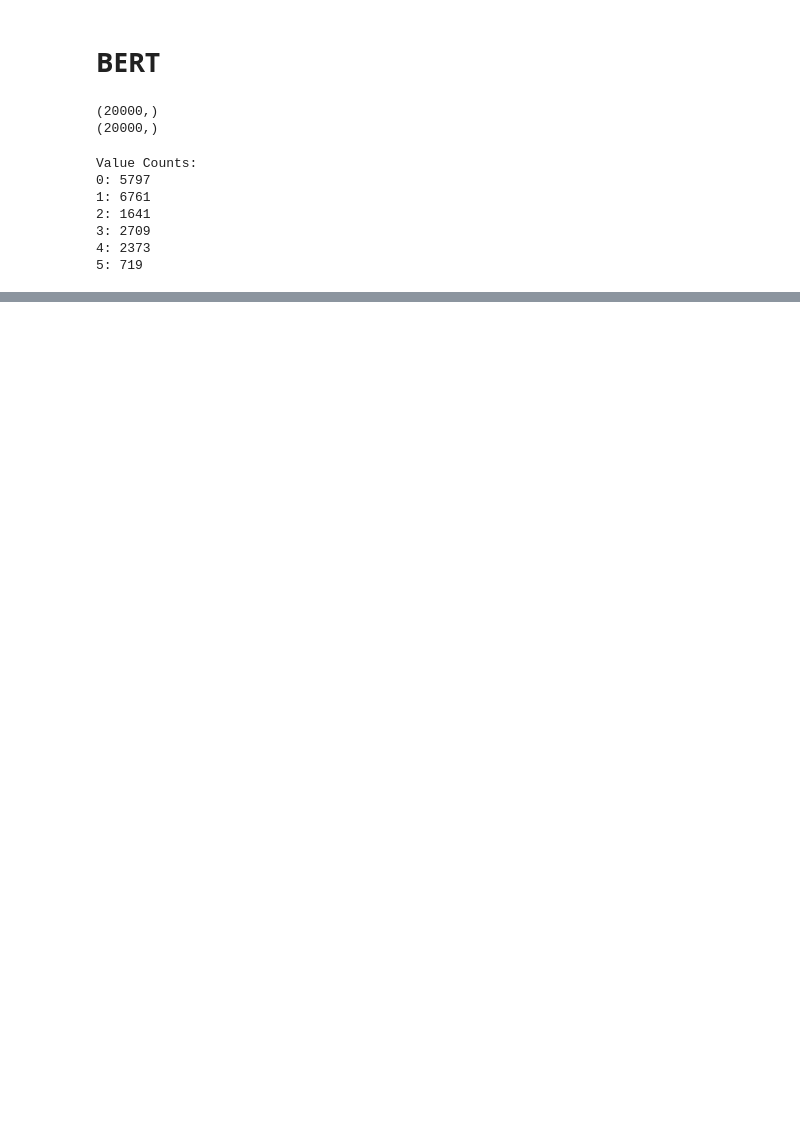
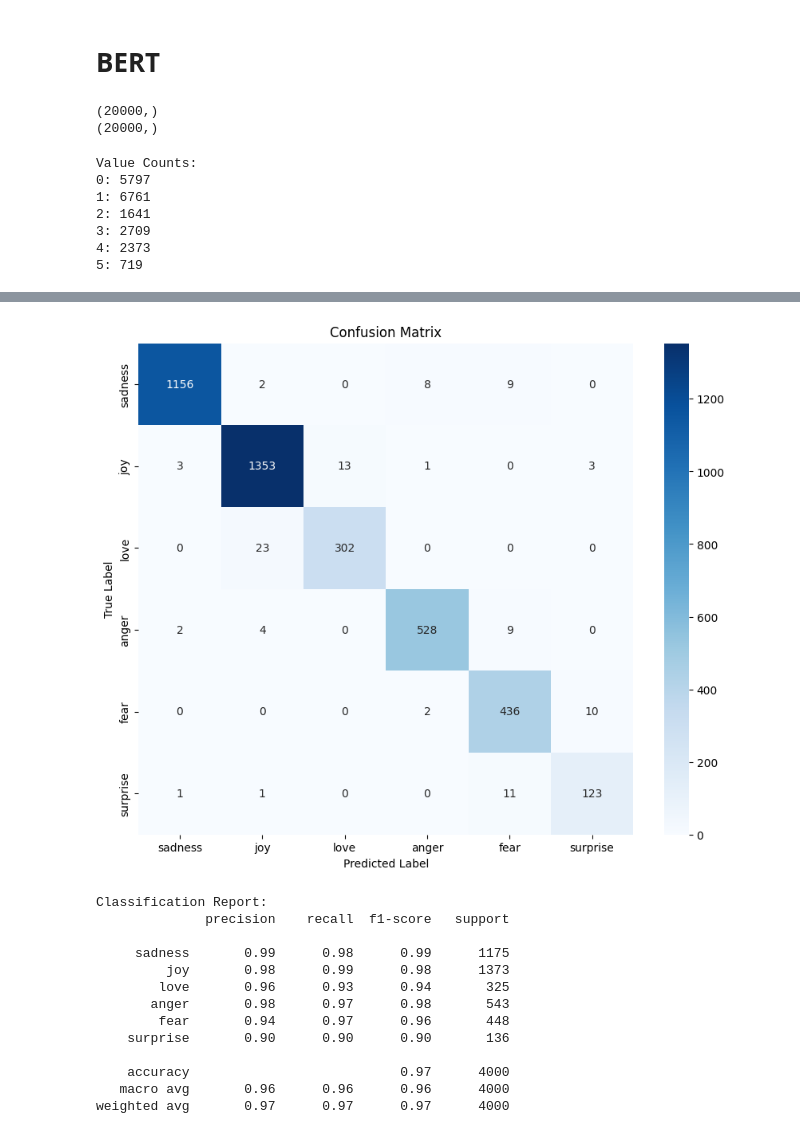
Before and after one commit to Marklong7/NLP_emotion_classification, a Jupyter notebook: models/BERT_tuned_by_others.ipynb, the cells around one changed output, grey strips where cells are left out. Drawn from its saved outputs; the diff is of its cells as text; code cells hidden in the pictures; blank space fills up the shorter version.

```diff
--- a/models/BERT_tuned_by_others.ipynb
+++ b/models/BERT_tuned_by_others.ipynb
@@ -11,7 +11,7 @@ from sklearn.metrics import confusion_matrix
 from sklearn.linear_model import LogisticRegression
 from sklearn.metrics import f1_score
 # %%
-file_path = "../data_sets/dataset_raw.csv"
+file_path = "dataset_raw.csv"
 data = pd.read_csv(file_path)
 # %%
 X = data['text']
@@ -78,0 +78,3 @@ print(prediction)
+# %%
+X = data['text']
+y = data['category']
@@ -78,0 +144,53 @@ print(prediction)
+# %%
+# Define a mapping dictionary
+emotion_mapping = {
+    'sadness': 0,
+    'joy': 1,
+    'love': 2,
+    'anger': 3,
+    'fear': 4,
+    'surprise': 5
+}
+
+# Convert predicted labels to numbers
+predicted_labels_numeric = [emotion_mapping[label] for label in test_pred]
+# %%
+from sklearn.metrics import confusion_matrix, classification_report
+import matplotlib.pyplot as plt
+import seaborn as sns
+
+# Calculate confusion matrix
+conf_matrix = confusion_matrix(y_test, predicted_labels_numeric)
+
+# Plot confusion matrix
+plt.figure(figsize=(10, 8))
+sns.heatmap(conf_matrix, annot=True, fmt='d', cmap='Blues', xticklabels=emotion_mapping.keys(), yticklabels=emotion_mapping.keys())
+plt.xlabel('Predicted Label')
+plt.ylabel('True Label')
+plt.title('Confusion Matrix')
+plt.show()
+
+# Calculate classification report
+cls_report = classification_report(y_test, predicted_labels_numeric, target_names=emotion_mapping.keys())
+
+# Print classification report
+print("Classification Report:")
+print(cls_report)
+
+# Calculate and print other performance metrics
+# You can calculate additional metrics such as precision, recall, etc.
+# %% [output]
+[figure, added]
+Classification Report:
+              precision    recall  f1-score   support
+
+     sadness       0.99      0.98      0.99      1175
+         joy       0.98      0.99      0.98      1373
+        love       0.96      0.93      0.94       325
+       anger       0.98      0.97      0.98       543
+        fear       0.94      0.97      0.96       448
+    surprise       0.90      0.90      0.90       136
+
+    accuracy                           0.97      4000
+   macro avg       0.96      0.96      0.96      4000
+weighted avg       0.97      0.97      0.97      4000
```
Also changed, not shown: parts of 10 cells of this notebook, 2 other files.
